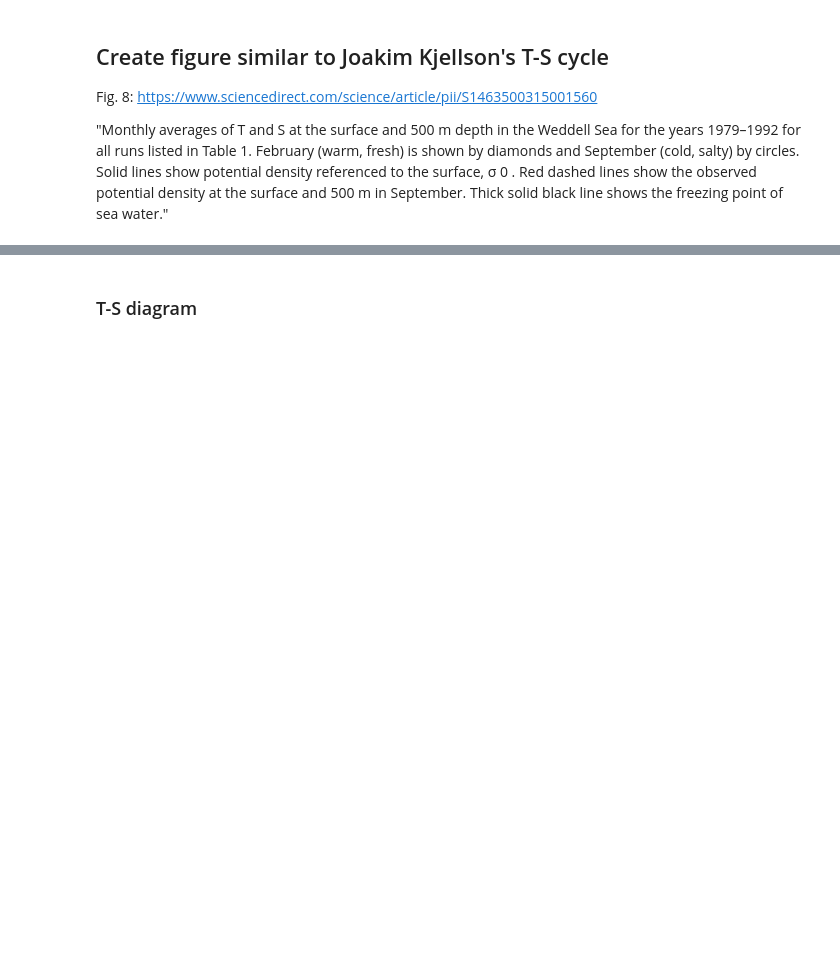
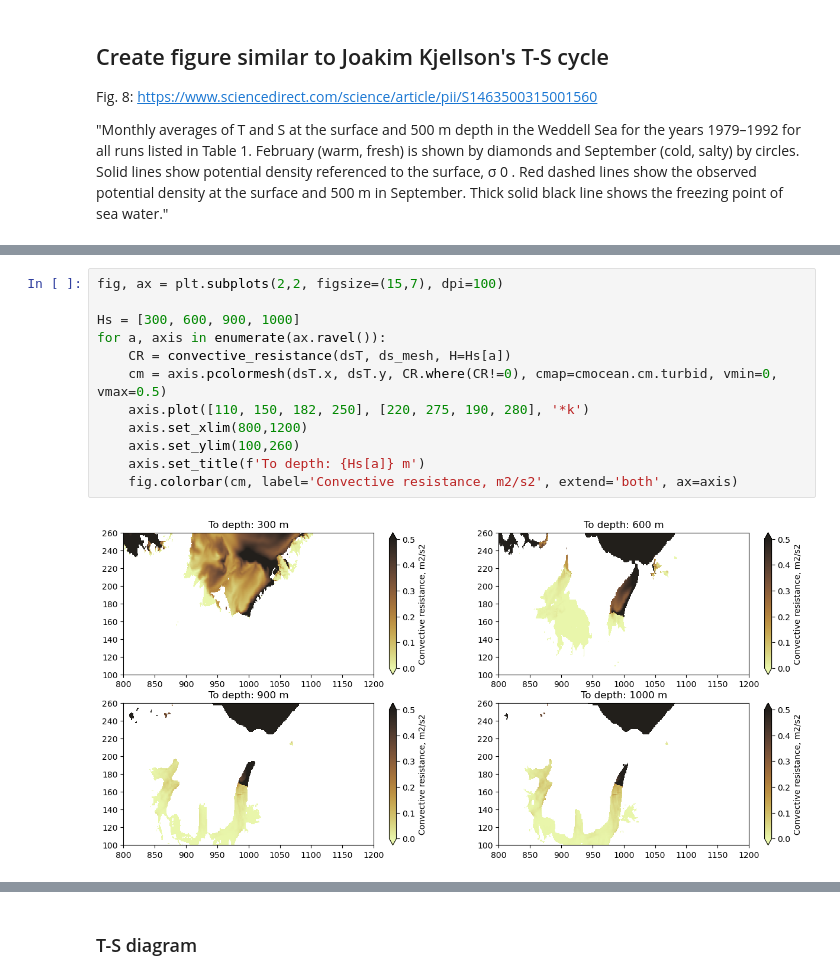
Before and after one commit to brogalla/analysis-birgal, a Jupyter notebook: nemo_config_setup/climate-experiments/convection-T-S-Joakim-Kjellson.ipynb, the cells around one changed output, grey strips where cells are left out. Saved outputs shown, nothing was run; the diff lists cells and outputs as text; blank space fills up the shorter version.

```diff
--- a/nemo_config_setup/climate-experiments/convection-T-S-Joakim-Kjellson.ipynb
+++ b/nemo_config_setup/climate-experiments/convection-T-S-Joakim-Kjellson.ipynb
@@ -21,0 +112,14 @@ run_dir  = f'{base_dir}output/ERA5_test7/'
+# %%
+fig, ax = plt.subplots(2,2, figsize=(15,7), dpi=100)
+
+Hs = [300, 600, 900, 1000]
+for a, axis in enumerate(ax.ravel()):
+    CR = convective_resistance(dsT, ds_mesh, H=Hs[a])
+    cm = axis.pcolormesh(dsT.x, dsT.y, CR.where(CR!=0), cmap=cmocean.cm.turbid, vmin=0, vmax=0.5)
+    axis.plot([110, 150, 182, 250], [220, 275, 190, 280], '*k')
+    axis.set_xlim(800,1200)
+    axis.set_ylim(100,260)
+    axis.set_title(f'To depth: {Hs[a]} m')
+    fig.colorbar(cm, label='Convective resistance, m2/s2', extend='both', ax=axis)
+# %% [output]
+[figure, added]
```
Also changed, not shown: parts of 28 cells of this notebook.
